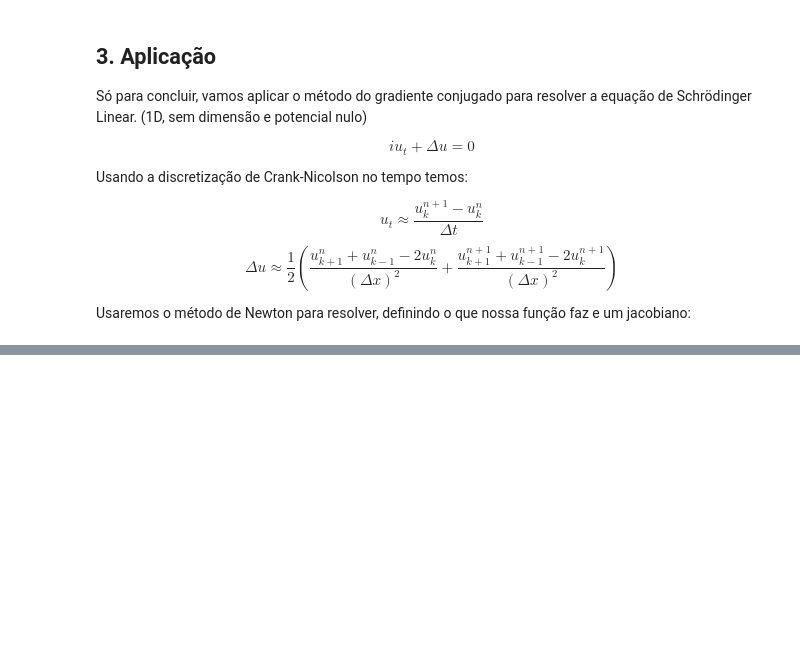
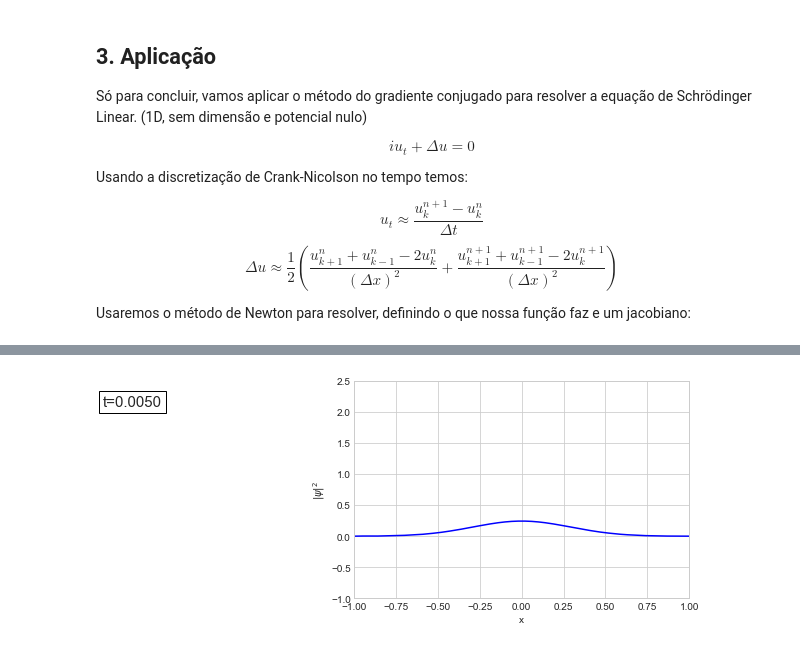
Before and after one commit to FelipeEd/Tp-ALN, a Jupyter notebook: Untitled-1.ipynb, the cells around one changed output, grey strips where cells are left out. Cells and saved outputs as stored; diff of their text form; code cells hidden in the pictures; blank space fills up the shorter version.

```diff
--- a/Untitled-1.ipynb
+++ b/Untitled-1.ipynb
@@ -464,0 +576,36 @@ Usaremos o método de Newton para resolver, definindo o que nossa função faz e
+# %%
+fig = plt.figure()
+ax = plt.subplot(1,1,1)
+
+# Configs-------------------------------------------------------------------
+
+Animate = True
+data_skip = 1000
+animate_this_funcion = result
+gif_name = "Linear.gif"
+
+# --------------------------------------------------------------------------
+
+
+def init_func():
+    ax.clear()
+
+def update(i):
+    ax.clear()
+    plt.xlabel("x")
+    plt.ylabel("$|\psi|^2$")
+    plt.text(L-3.5, 2.1, 't={:.4f}'.format(T[i]), fontsize=15, bbox=dict(facecolor='white', edgecolor='black'))
+    plt.xlim(X[0], X[-1])
+    plt.ylim(-1,2.5)
+    ax.plot(X,np.absolute(animate_this_funcion[i])**2, color = 'b')
+
+if Animate:
+    anim = FuncAnimation(fig,
+                            update,
+                            frames=500,
+                            init_func=init_func,
+                            interval=100)
+
+    anim.save(gif_name,writer='pillow',fps=50,dpi=200)
+# %% [output]
+[figure, added]
```
Also changed, not shown: parts of 10 cells of this notebook, 1 other file.
